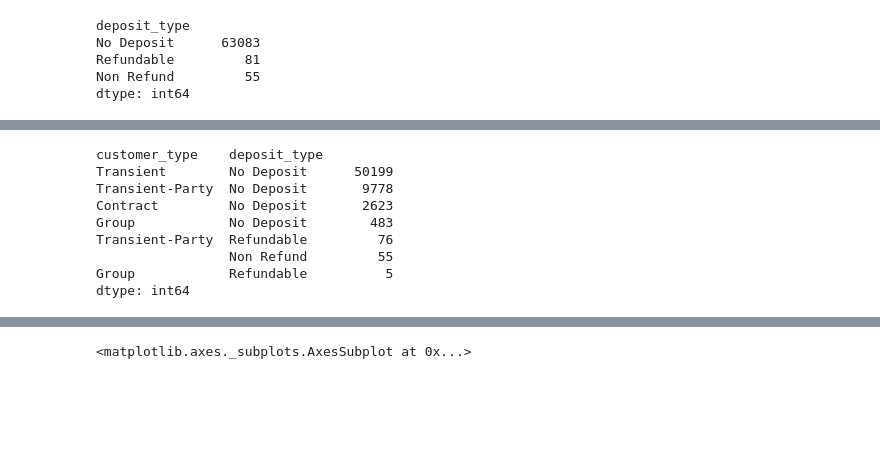
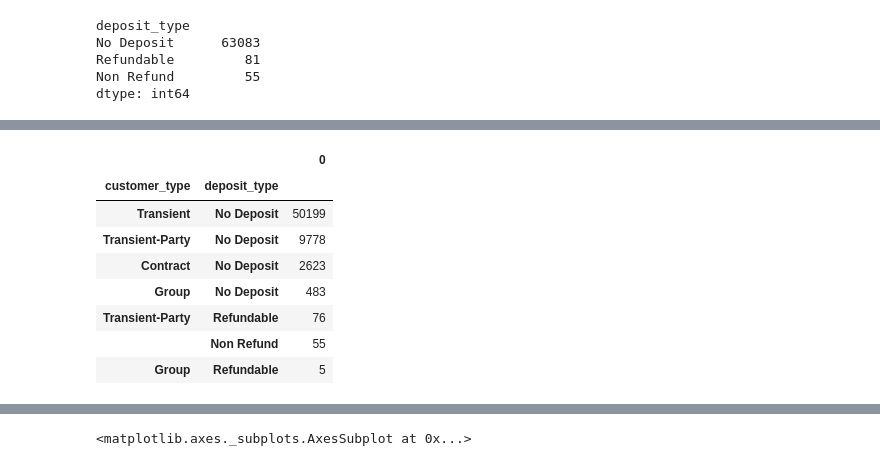
Before and after one commit to sahiljagtap11/Hotel_booking_analysis, a Jupyter notebook: SahilJ_commit_Copy_of_Final_Group_Hotel_Booking_Analysis_Capstone_Project.ipynb, the cells around one changed output, grey strips where cells are left out. Saved outputs shown, nothing was run; the diff lists cells and outputs as text; code cells hidden in the pictures; blank space fills up the shorter version.

```diff
--- a/SahilJ_commit_Copy_of_Final_Group_Hotel_Booking_Analysis_Capstone_Project.ipynb
+++ b/SahilJ_commit_Copy_of_Final_Group_Hotel_Booking_Analysis_Capstone_Project.ipynb
@@ -406,13 +414,13 @@ dtype: int64
 # %%
-yy = confirm_bookings[['customer_type','deposit_type']].value_counts()
-yy
+u = pd.DataFrame(confirm_bookings[['customer_type','deposit_type']].value_counts())
+u
 # %% [output]
-customer_type    deposit_type
-Transient        No Deposit      50199
-Transient-Party  No Deposit       9778
-Contract         No Deposit       2623
-Group            No Deposit        483
-Transient-Party  Refundable         76
-                 Non Refund         55
-Group            Refundable          5
-dtype: int64
+|  |  | 0 |
+| customer_type | deposit_type |  |
+| Transient | No Deposit | 50199 |
+| Transient-Party | No Deposit | 9778 |
+| Contract | No Deposit | 2623 |
+| Group | No Deposit | 483 |
+| Transient-Party | Refundable | 76 |
+|  | Non Refund | 55 |
+| Group | Refundable | 5 |
```
Also changed, not shown: parts of 66 cells of this notebook.
